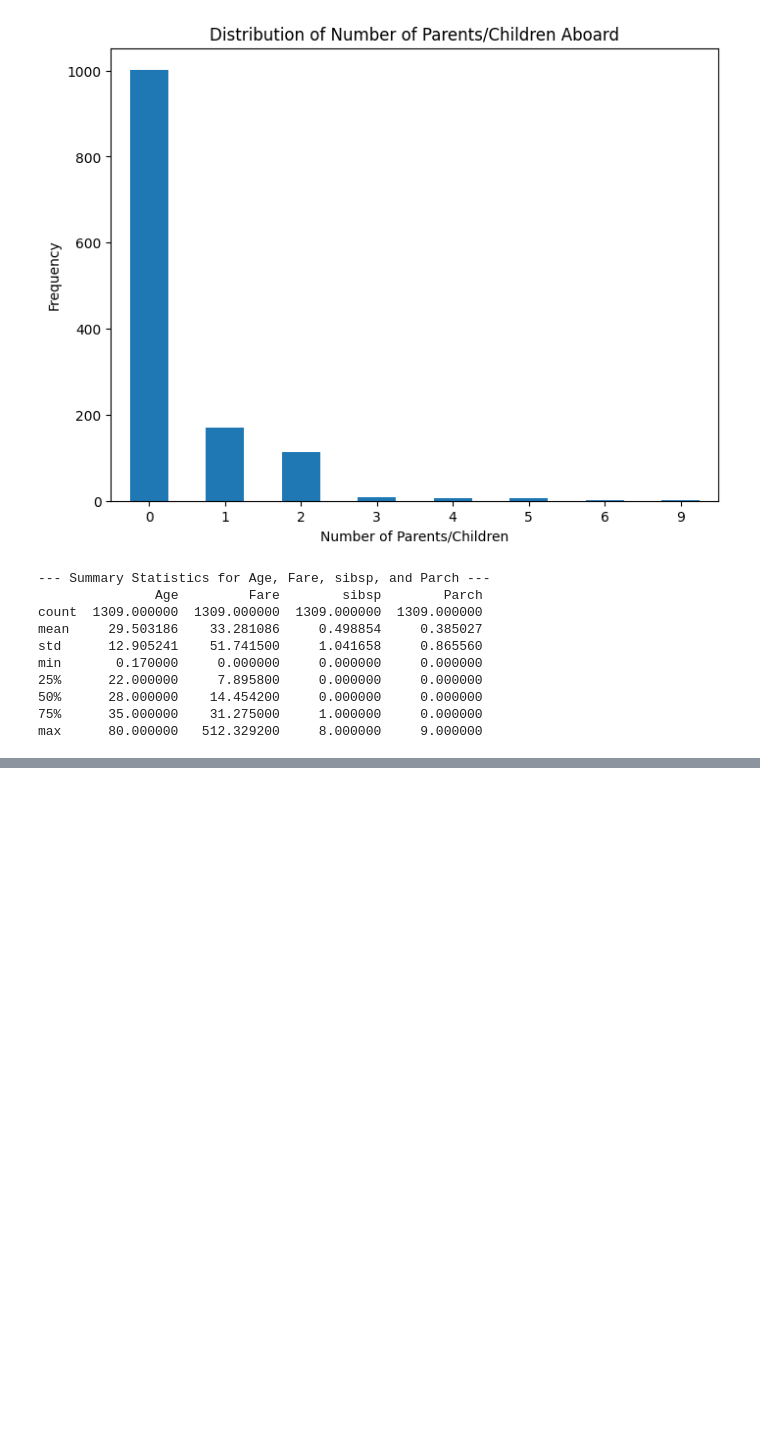
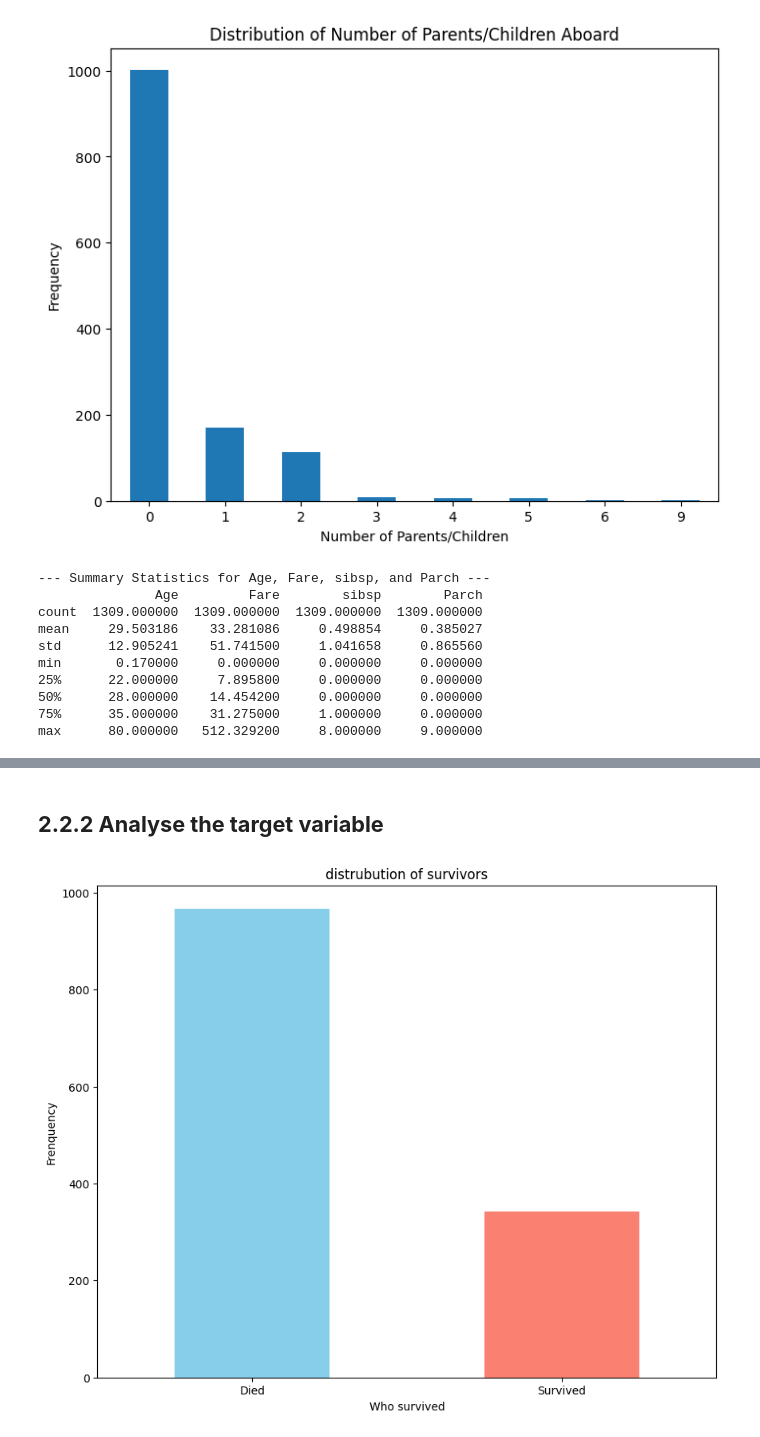
Before and after one commit to everi123/EDA_titanic_practice, a Jupyter notebook: edabestpractice.ipynb, the cells around one changed output, grey strips where cells are left out. Saved outputs shown, nothing was run; the diff lists cells and outputs as text; code cells hidden in the pictures; blank space fills up the shorter version.

```diff
--- a/edabestpractice.ipynb
+++ b/edabestpractice.ipynb
@@ -295,0 +347,12 @@ max      80.000000   512.329200     8.000000     9.000000
+# %% [markdown]
+## **2.2.2 Analyse the target variable**
+# %%
+plt.figure(figsize=(10,8))
+df["2urvived"].value_counts().sort_index().plot(kind="bar",rot=0,color=['skyblue', 'salmon'])
+plt.title("distrubution of survivors")
+plt.xlabel("Who survived")
+plt.ylabel("Frenquency")
+plt.xticks(ticks=[0,1],labels=["Died","Survived"])
+plt.show()
+# %% [output]
+[figure, added]
```
Also changed, not shown: parts of 8 cells of this notebook.
